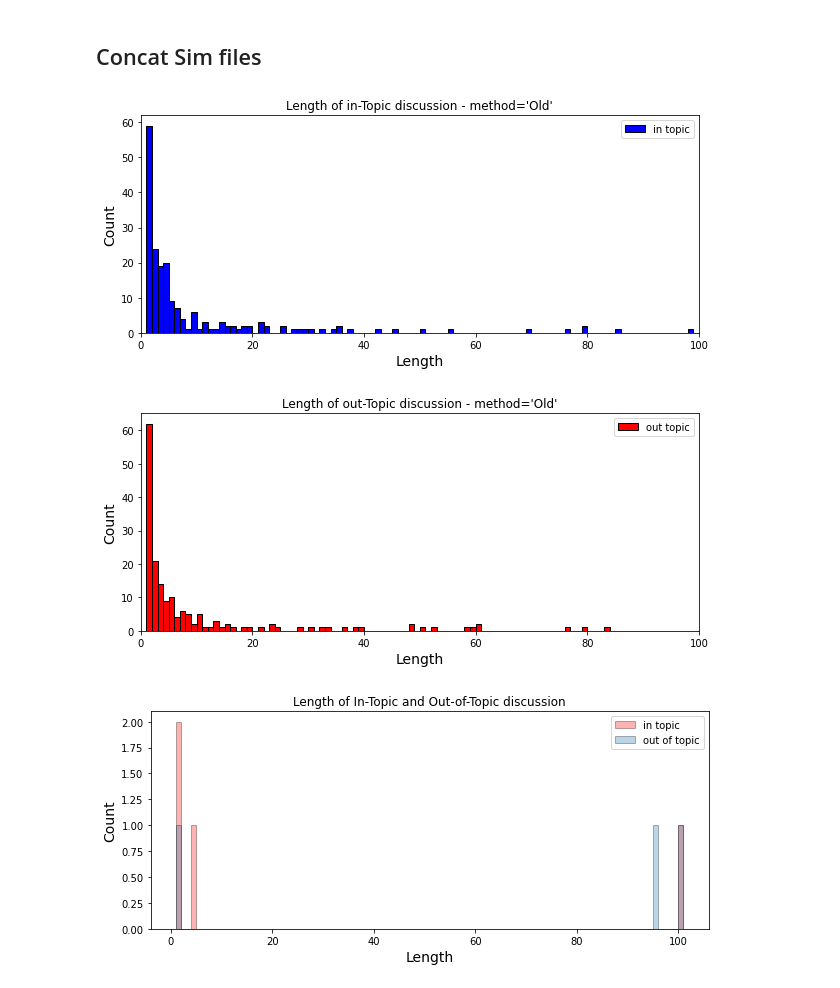
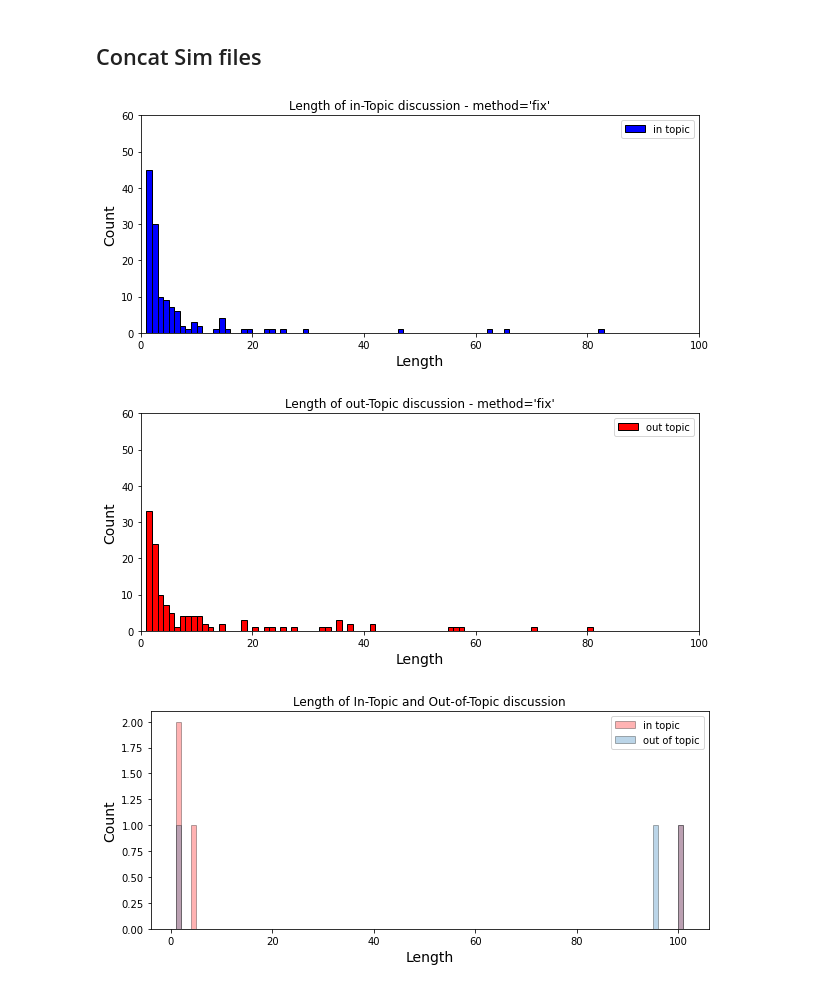
Before and after one commit to DEISI-ULHT-TFC-2021-22/TFC-DEISI258-Modelamento-multi-agente-de-intera-es-em-grupos-sociais, a Jupyter notebook: pynetlogo_ku.ipynb, the cells around one changed output. Cells and saved outputs as stored; diff of their text form; code cells hidden in the pictures.

```diff
--- a/pynetlogo_ku.ipynb
+++ b/pynetlogo_ku.ipynb
@@ -212,11 +212,12 @@ def plot_one_topic_histogram(topic, topic_type, method, normalised=False):
     plt.title(f"Length of {topic_type}-Topic discussion - {method=}")
     plt.legend(loc='upper right')
 
-    plt.xlim(0, 100)
+    plt.xlim(0,100)
 
-    # if normalised: not tested
-    #     plt.ylim(0.3)
-
+    if normalised:
+        plt.ylim(top=0.4)
+    else:
+        plt.ylim(top = 60)
     plt.show()
 # %%
 in_topic = []
@@ -253,26 +254,29 @@ plot_topic_histogram(in_topic, out_topic, method = "Old", normalised = True)
 # %% [markdown]
 ## Concat Sim files
 # %%
-folder = "outputs/sim_0.45_old"
+chosen_method = "fix"
+
+folder = "outputs/sim_0.45_" + chosen_method
 
 in_topic = []
 out_topic = []
 
 for i in range(50):
     curr_path = f"{folder}/{i}.csv"
     # print(x.to_string())
 
     df = pd.read_csv(curr_path)
 
     in_, out_ = split_topics(df["Topic Divergence"].astype(int))
     in_topic += in_
     out_topic += out_
 
-plot_one_topic_histogram(in_topic, "in", method = "Old", normalised = False)
-plot_one_topic_histogram(out_topic, "out", method = "Old", normalised = False)
+# TODO : Capitalize(chosen_method) ??
+plot_one_topic_histogram(in_topic, "in", method = chosen_method, normalised = False)
+plot_one_topic_histogram(out_topic, "out", method = chosen_method, normalised = False)
 # %% [output]
-[figure, old version]
+[figure, new version]
-[figure, old version]
+[figure, new version]
 # %%
 in_topic = []
 out_topic = []
```
Also changed, not shown: parts of 1 cell of this notebook.
